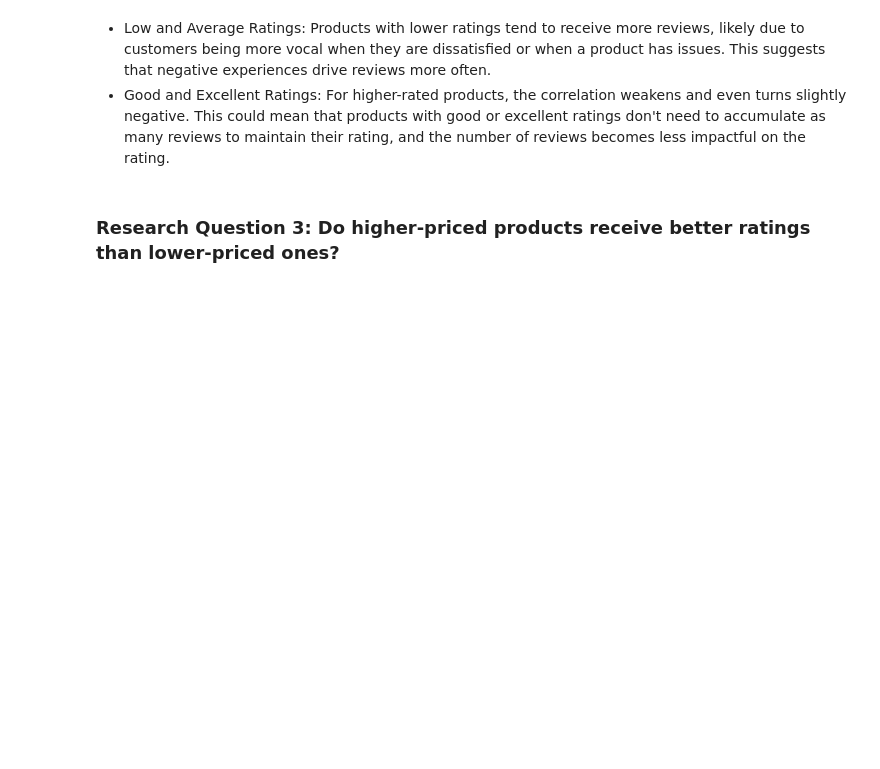
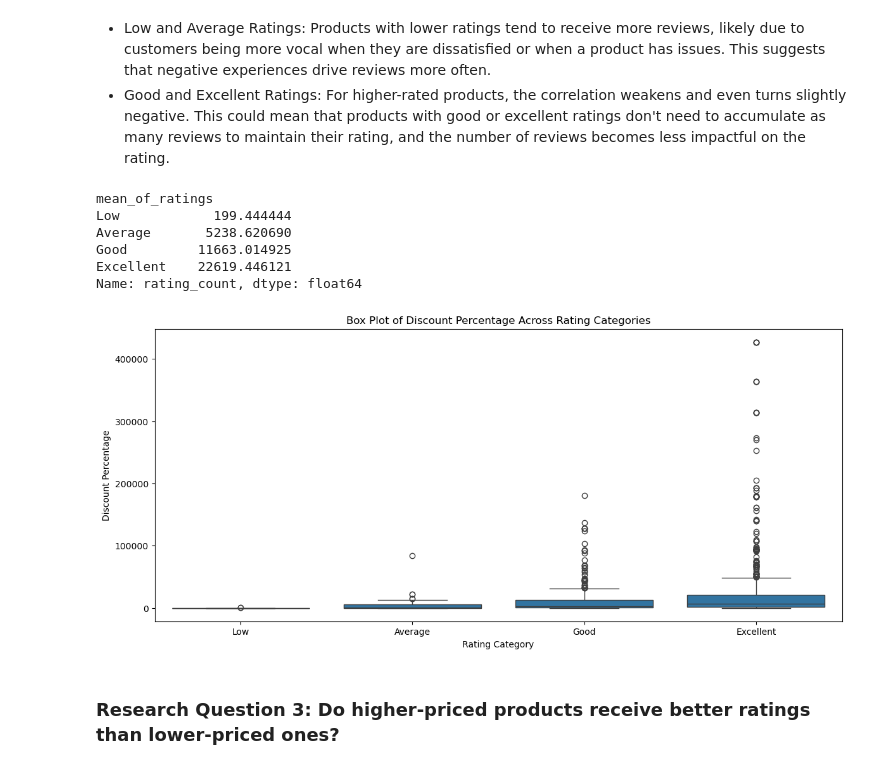
Before and after one commit to haule687/Data-Analyst-Capstone-Amazon-Products, a Jupyter notebook: Investigate_a_Dataset.ipynb, the cells around one changed output. Saved outputs shown, nothing was run; the diff lists cells and outputs as text; code cells hidden in the pictures; blank space fills up the shorter version.

```diff
--- a/Investigate_a_Dataset.ipynb
+++ b/Investigate_a_Dataset.ipynb
@@ -797,6 +814,25 @@ dtype: float64
 # %% [markdown]
 - Low and Average Ratings: Products with lower ratings tend to receive more reviews, likely due to customers being more vocal when they are dissatisfied or when a product has issues. This suggests that negative experiences drive reviews more often.
 - Good and Excellent Ratings: For higher-rated products, the correlation weakens and even turns slightly negative. This could mean that products with good or excellent ratings don't need to accumulate as many reviews to maintain their rating, and the number of reviews becomes less impactful on the rating.
+# %%
+review_count_vs_rating = split_category_df.groupby('mean_of_ratings')['rating_count'].mean()
+print(review_count_vs_rating)
+# %% [output]
+mean_of_ratings
+Low            199.444444
+Average       5238.620690
+Good         11663.014925
+Excellent    22619.446121
+Name: rating_count, dtype: float64
+# %%
+plt.figure(figsize=(14,6))
+sns.boxplot(x='mean_of_ratings', y='rating_count', data=split_category_df)
+plt.title('Box Plot of Discount Percentage Across Rating Categories')
+plt.xlabel('Rating Category')
+plt.ylabel('Discount Percentage')
+plt.show()
+# %% [output]
+[figure, added]
 # %% [markdown]
 ### Research Question 3:  Do higher-priced products receive better ratings than lower-priced ones?
 # %% [markdown]
```
Also changed, not shown: parts of 70 cells of this notebook, 5 other files.
